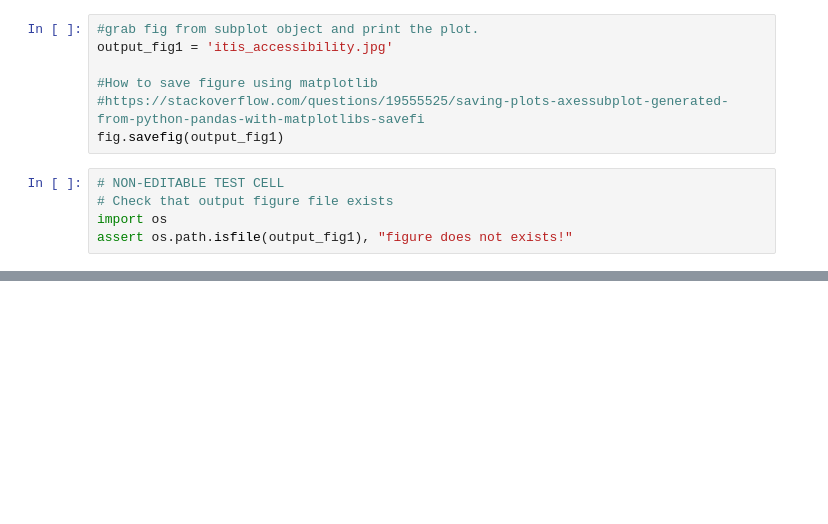
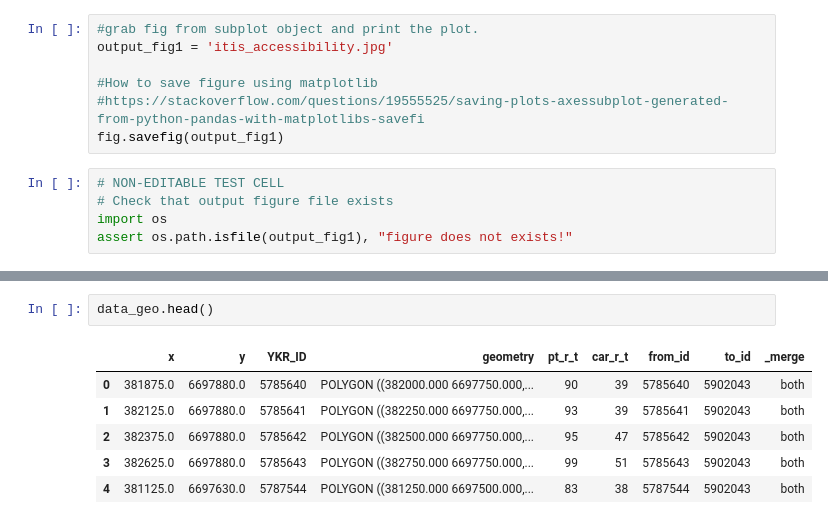
Before and after one commit to alanlyyy/AUTOGIS_COURSE, a Jupyter notebook: L4/Exercise_4_p1.ipynb, the cells around one changed output, grey strips where cells are left out. Cells and saved outputs as stored; diff of their text form; blank space fills up the shorter version.

```diff
--- a/L4/Exercise_4_p1.ipynb
+++ b/L4/Exercise_4_p1.ipynb
@@ -403,0 +442,9 @@ assert os.path.isfile(output_fig1), "figure does not exists!"
+# %%
+data_geo.head()
+# %% [output]
+|  | x | y | YKR_ID | geometry | pt_r_t | car_r_t | from_id | to_id | _merge |
+| 0 | 381875.0 | 6697880.0 | 5785640 | POLYGON ((382000.000 6697750.000,... | 90 | 39 | 5785640 | 5902043 | both |
+| 1 | 382125.0 | 6697880.0 | 5785641 | POLYGON ((382250.000 6697750.000,... | 93 | 39 | 5785641 | 5902043 | both |
+| 2 | 382375.0 | 6697880.0 | 5785642 | POLYGON ((382500.000 6697750.000,... | 95 | 47 | 5785642 | 5902043 | both |
+| 3 | 382625.0 | 6697880.0 | 5785643 | POLYGON ((382750.000 6697750.000,... | 99 | 51 | 5785643 | 5902043 | both |
+| 4 | 381125.0 | 6697630.0 | 5787544 | POLYGON ((381250.000 6697500.000,... | 83 | 38 | 5787544 | 5902043 | both |
```
Also changed, not shown: parts of 29 cells of this notebook.
